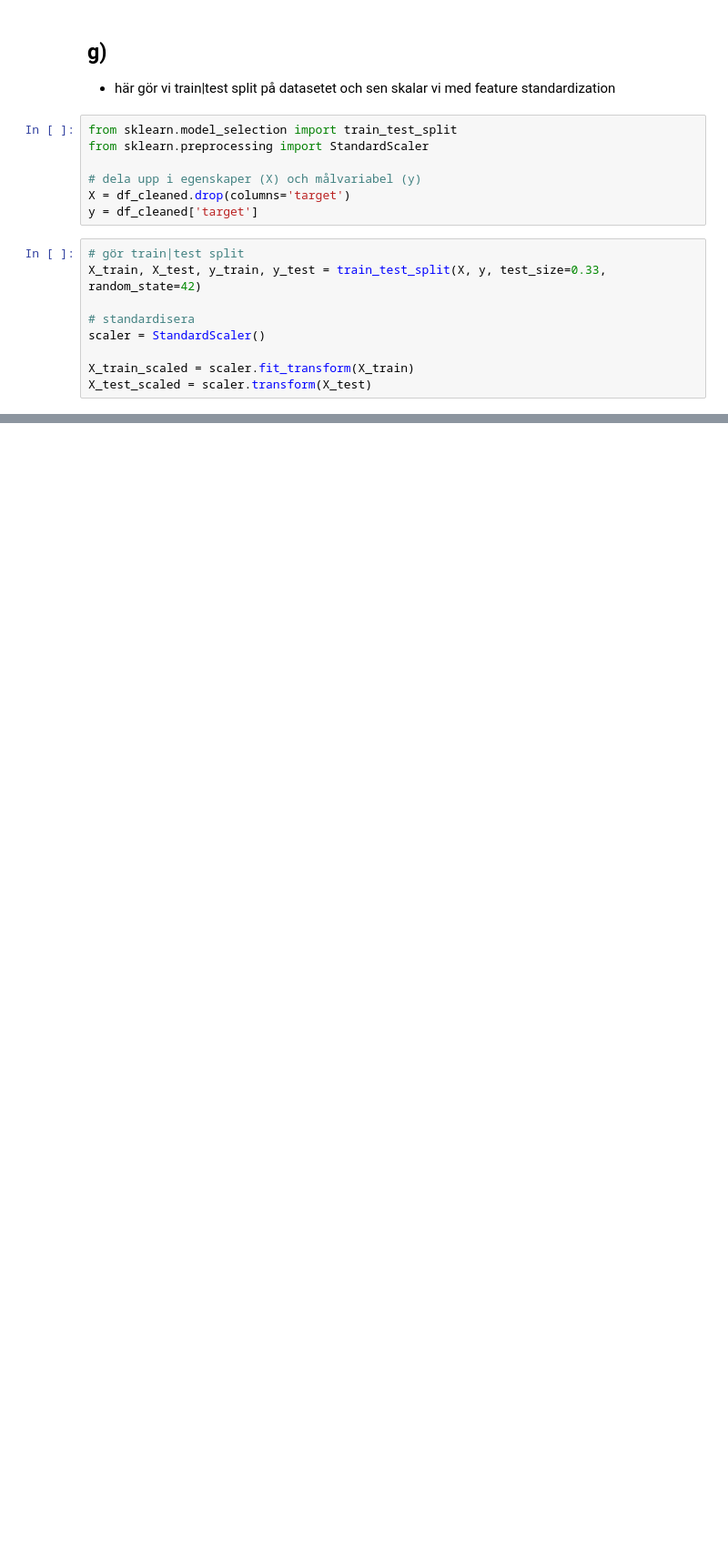
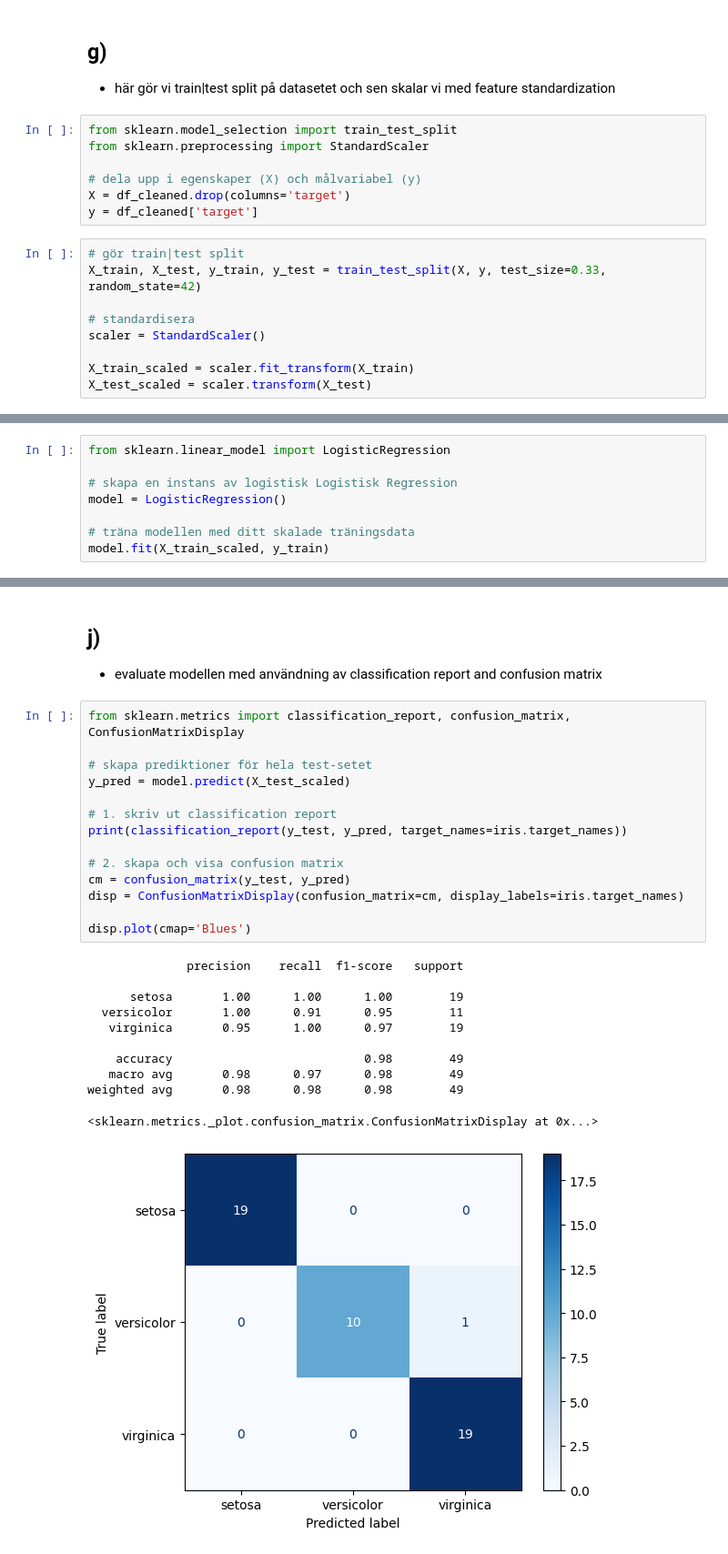
Before and after one commit to luckepucke6/machine_learning_lucas_lindh_mlops25, a Jupyter notebook: exercises/exercise_2/iris_flower_dataset.ipynb, the cells around one changed output, grey strips where cells are left out. Shown at 91% size. Saved outputs shown, nothing was run; the diff lists cells and outputs as text; blank space fills up the shorter version.

```diff
--- a/exercises/exercise_2/iris_flower_dataset.ipynb
+++ b/exercises/exercise_2/iris_flower_dataset.ipynb
@@ -131,0 +135,8 @@ X_test_scaled = scaler.transform(X_test)
+# %%
+from sklearn.linear_model import LogisticRegression
+
+# skapa en instans av logistisk Logistisk Regression
+model = LogisticRegression()
+
+# träna modellen med ditt skalade träningsdata
+model.fit(X_train_scaled, y_train)
@@ -131,0 +180,29 @@ X_test_scaled = scaler.transform(X_test)
+# %% [markdown]
+## j)
+- evaluate modellen med användning av classification report and confusion matrix
+# %%
+from sklearn.metrics import classification_report, confusion_matrix, ConfusionMatrixDisplay
+
+# skapa prediktioner för hela test-setet
+y_pred = model.predict(X_test_scaled)
+
+# 1. skriv ut classification report
+print(classification_report(y_test, y_pred, target_names=iris.target_names))
+
+# 2. skapa och visa confusion matrix
+cm = confusion_matrix(y_test, y_pred)
+disp = ConfusionMatrixDisplay(confusion_matrix=cm, display_labels=iris.target_names)
+
+disp.plot(cmap='Blues')
+# %% [output]
+              precision    recall  f1-score   support
+
+      setosa       1.00      1.00      1.00        19
+  versicolor       1.00      0.91      0.95        11
+   virginica       0.95      1.00      0.97        19
+
+    accuracy                           0.98        49
+   macro avg       0.98      0.97      0.98        49
+weighted avg       0.98      0.98      0.98        49
+<sklearn.metrics._plot.confusion_matrix.ConfusionMatrixDisplay at 0x...>
+[figure, added]
```
Also changed, not shown: parts of 5 cells of this notebook.
